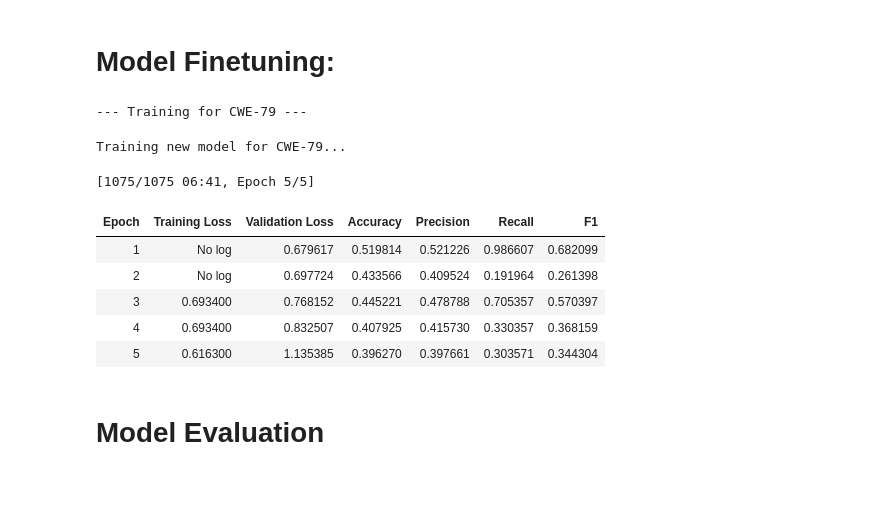
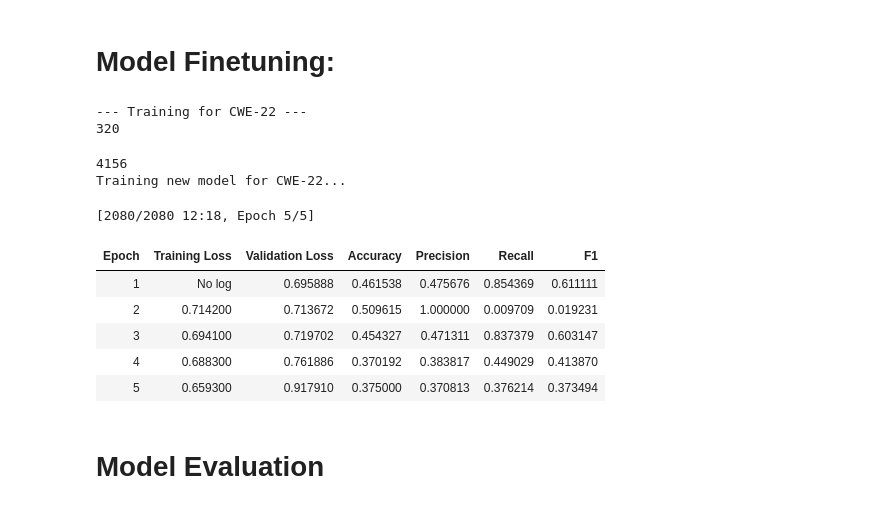
Before and after one commit to robingupta14/FinalYearProject, a Jupyter notebook: vulberta_analysis/vulberta_analysis.ipynb, the cells around one changed output. Saved outputs shown, nothing was run; the diff lists cells and outputs as text; code cells hidden in the pictures.

```diff
--- a/vulberta_analysis/vulberta_analysis.ipynb
+++ b/vulberta_analysis/vulberta_analysis.ipynb
@@ -83,8 +100,7 @@ for cwe_id in ALLOWED_CWE_IDS:
     random.seed(SEED)
     random.shuffle(samples)
     raw_dataset = Dataset.from_list(samples)
-    tokenized_dataset = raw_dataset.map(tokenize_example, batched=True, remove_columns=["filename", "code"])
-
+    tokenized_dataset = raw_dataset.map(tokenize_example, batched=True, remove_columns=["filename", "code"], fn_kwargs={"cwe_id": cwe_id})
     train_test = tokenized_dataset.train_test_split(test_size=0.2, seed=SEED)
     train_dataset = train_test["train"]
     eval_dataset = train_test["test"]
@@ -93,41 +109,43 @@ for cwe_id in ALLOWED_CWE_IDS:
 
     print(f"Training new model for {cwe_id}...")
     model = AutoModelForSequenceClassification.from_pretrained(vulBERTa, num_labels=2).to(device)
 
     training_args = TrainingArguments(
         output_dir=f"./models/vulberta_{cwe_id}",
         evaluation_strategy="epoch",
         learning_rate=2e-5,
         per_device_train_batch_size=8,
         per_device_eval_batch_size=8,
         num_train_epochs=5,
         weight_decay=0.01,
         save_strategy="epoch",
         load_best_model_at_end=True,
         metric_for_best_model="eval_loss",
         remove_unused_columns=False,
     )
 
     trainer = Trainer(
         model=model,
         args=training_args,
         train_dataset=train_dataset,
         eval_dataset=eval_dataset,
         compute_metrics=compute_metrics
     )
 
     trainer.train()
     trainer.save_model(model_path)
 # %% [output]
---- Training for CWE-79 ---
+--- Training for CWE-22 ---
+320
-Training new model for CWE-79...
+4156
+Training new model for CWE-22...
-[1075/1075 06:41, Epoch 5/5]
+[2080/2080 12:18, Epoch 5/5]
 | Epoch | Training Loss | Validation Loss | Accuracy | Precision | Recall | F1 |
-| 1 | No log | 0.679617 | 0.519814 | 0.521226 | 0.986607 | 0.682099 |
-| 2 | No log | 0.697724 | 0.433566 | 0.409524 | 0.191964 | 0.261398 |
-| 3 | 0.693400 | 0.768152 | 0.445221 | 0.478788 | 0.705357 | 0.570397 |
-| 4 | 0.693400 | 0.832507 | 0.407925 | 0.415730 | 0.330357 | 0.368159 |
-| 5 | 0.616300 | 1.135385 | 0.396270 | 0.397661 | 0.303571 | 0.344304 |
+| 1 | No log | 0.695888 | 0.461538 | 0.475676 | 0.854369 | 0.611111 |
+| 2 | 0.714200 | 0.713672 | 0.509615 | 1.000000 | 0.009709 | 0.019231 |
+| 3 | 0.694100 | 0.719702 | 0.454327 | 0.471311 | 0.837379 | 0.603147 |
+| 4 | 0.688300 | 0.761886 | 0.370192 | 0.383817 | 0.449029 | 0.413870 |
+| 5 | 0.659300 | 0.917910 | 0.375000 | 0.370813 | 0.376214 | 0.373494 |
 # %% [markdown]
 # Model Evaluation
 # %%
```
Also changed, not shown: parts of 3 cells of this notebook.
